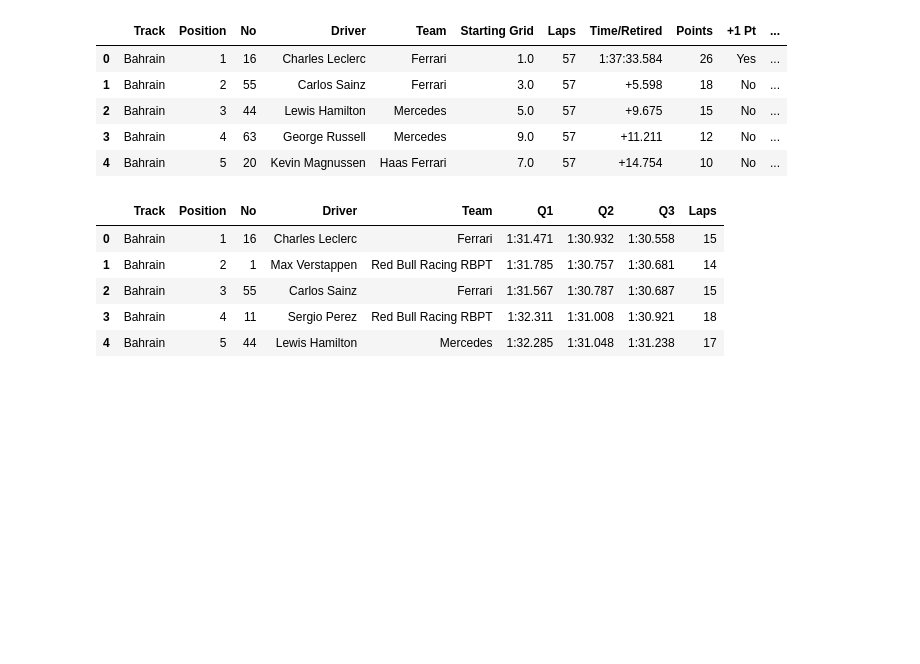
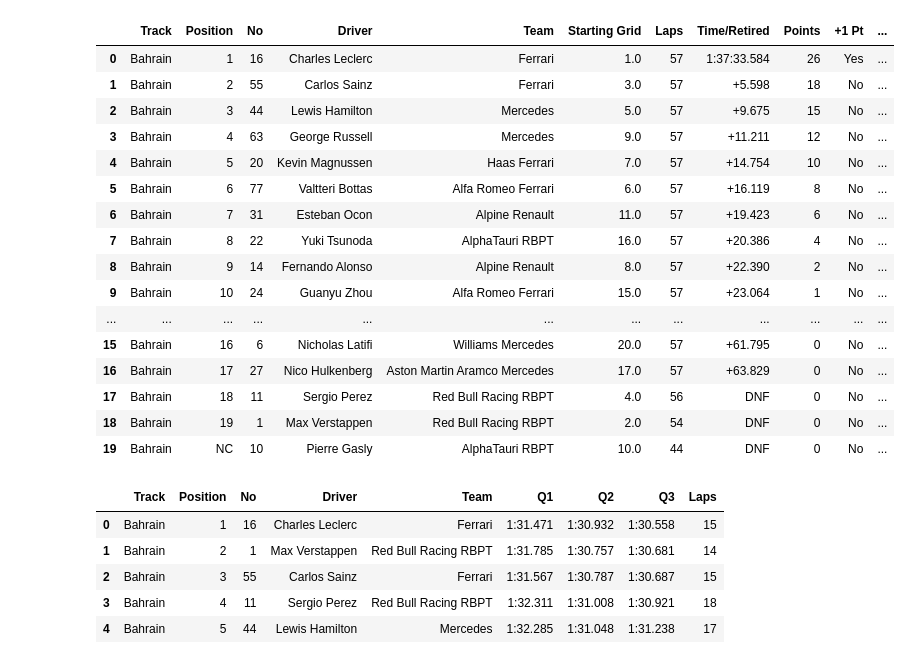
Before and after one commit to JoshuaPark823/F1_Prediction_Model, a Jupyter notebook: Data_Exploration.ipynb, the cells around one changed output. Cells and saved outputs as stored; diff of their text form; code cells hidden in the pictures; blank space fills up the shorter version.

```diff
--- a/Data_Exploration.ipynb
+++ b/Data_Exploration.ipynb
@@ -5,13 +6,24 @@ import matplotlib as plt
 # %%
 race_results = pd.read_csv('./Data/2022_Race_Results.csv')
-race_results.head()
+race_results.head(20)
 # %% [output]
 |  | Track | Position | No | Driver | Team | Starting Grid | Laps | Time/Retired | Points | +1 Pt | ... |
 | 0 | Bahrain | 1 | 16 | Charles Leclerc | Ferrari | 1.0 | 57 | 1:37:33.584 | 26 | Yes | ... |
 | 1 | Bahrain | 2 | 55 | Carlos Sainz | Ferrari | 3.0 | 57 | +5.598 | 18 | No | ... |
 | 2 | Bahrain | 3 | 44 | Lewis Hamilton | Mercedes | 5.0 | 57 | +9.675 | 15 | No | ... |
 | 3 | Bahrain | 4 | 63 | George Russell | Mercedes | 9.0 | 57 | +11.211 | 12 | No | ... |
 | 4 | Bahrain | 5 | 20 | Kevin Magnussen | Haas Ferrari | 7.0 | 57 | +14.754 | 10 | No | ... |
+| 5 | Bahrain | 6 | 77 | Valtteri Bottas | Alfa Romeo Ferrari | 6.0 | 57 | +16.119 | 8 | No | ... |
+| 6 | Bahrain | 7 | 31 | Esteban Ocon | Alpine Renault | 11.0 | 57 | +19.423 | 6 | No | ... |
+| 7 | Bahrain | 8 | 22 | Yuki Tsunoda | AlphaTauri RBPT | 16.0 | 57 | +20.386 | 4 | No | ... |
+| 8 | Bahrain | 9 | 14 | Fernando Alonso | Alpine Renault | 8.0 | 57 | +22.390 | 2 | No | ... |
+| 9 | Bahrain | 10 | 24 | Guanyu Zhou | Alfa Romeo Ferrari | 15.0 | 57 | +23.064 | 1 | No | ... |
+| ... | ... | ... | ... | ... | ... | ... | ... | ... | ... | ... | ... |
+| 15 | Bahrain | 16 | 6 | Nicholas Latifi | Williams Mercedes | 20.0 | 57 | +61.795 | 0 | No | ... |
+| 16 | Bahrain | 17 | 27 | Nico Hulkenberg | Aston Martin Aramco Mercedes | 17.0 | 57 | +63.829 | 0 | No | ... |
+| 17 | Bahrain | 18 | 11 | Sergio Perez | Red Bull Racing RBPT | 4.0 | 56 | DNF | 0 | No | ... |
+| 18 | Bahrain | 19 | 1 | Max Verstappen | Red Bull Racing RBPT | 2.0 | 54 | DNF | 0 | No | ... |
+| 19 | Bahrain | NC | 10 | Pierre Gasly | AlphaTauri RBPT | 10.0 | 44 | DNF | 0 | No | ... |
 # %%
 quali_results = pd.read_csv('./Data/2022_Qualifying_Results.csv')
 quali_results.head()
```
Also changed, not shown: parts of 6 cells of this notebook.
